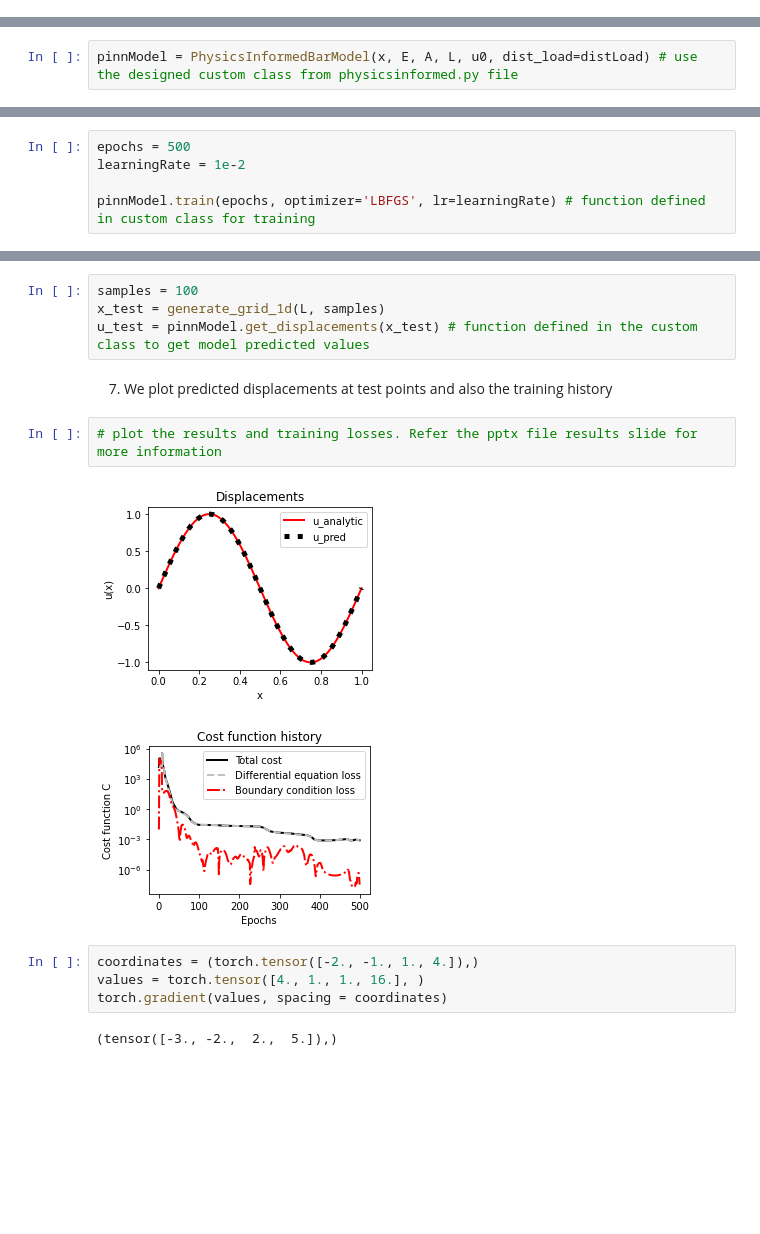
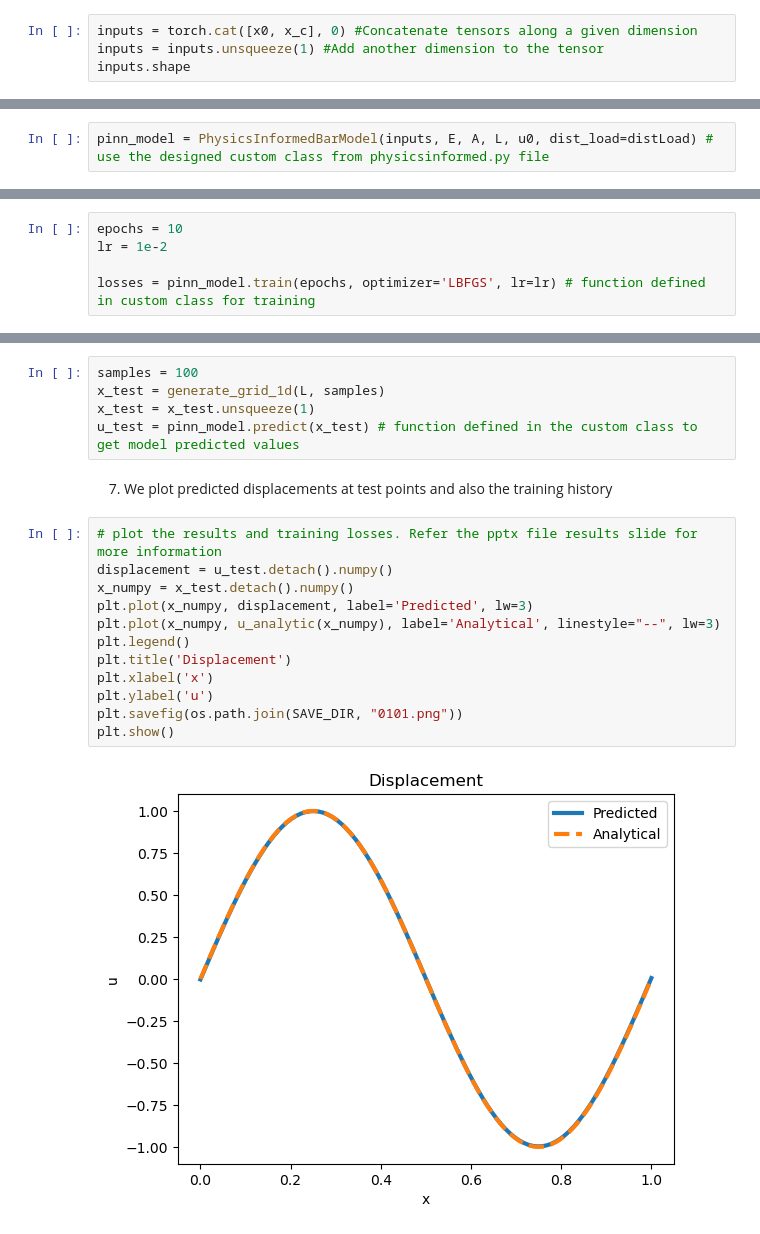
Before and after one commit to Hari31416/APL745, a Jupyter notebook: Assignments/Assignment_6/Forward problem/pinn_bar_main.ipynb, the cells around one changed output, grey strips where cells are left out. Saved outputs shown, nothing was run; the diff lists cells and outputs as text; blank space fills up the shorter version.

```diff
--- a/Assignments/Assignment_6/Forward problem/pinn_bar_main.ipynb
+++ b/Assignments/Assignment_6/Forward problem/pinn_bar_main.ipynb
@@ -33,0 +42,4 @@ distLoad = lambda x:
+# %%
+inputs = torch.cat([x0, x_c], 0) #Concatenate tensors along a given dimension
+inputs = inputs.unsqueeze(1) #Add another dimension to the tensor
+inputs.shape
@@ -34,12 +48,12 @@ distLoad = lambda x:
 # %% [markdown]
 4. Next we generate the neural network model using the imported class PhysicsInformedBarModel
 # %%
-pinnModel = PhysicsInformedBarModel(x, E, A, L, u0, dist_load=distLoad) # use the designed custom class from physicsinformed.py file
+pinn_model = PhysicsInformedBarModel(inputs, E, A, L, u0, dist_load=distLoad) # use the designed custom class from physicsinformed.py file
 # %% [markdown]
 5. Next we train our model. The method/function 'train' is defined in the class PhysicsInformedBarModel
 # %%
-epochs = 500
-learningRate = 1e-2
+epochs = 10
+lr = 1e-2
 
-pinnModel.train(epochs, optimizer='LBFGS', lr=learningRate) # function defined in custom class for training
+losses = pinn_model.train(epochs, optimizer='LBFGS', lr=lr) # function defined in custom class for training
 # %% [output]
@@ -54,17 +82,21 @@ Epoch: 499/499          Differential equation loss = 0.000797           Boundary
 # %%
 samples = 100
 x_test = generate_grid_1d(L, samples)
-u_test = pinnModel.get_displacements(x_test) # function defined in the custom class to get model predicted values
+x_test = x_test.unsqueeze(1)
+u_test = pinn_model.predict(x_test) # function defined in the custom class to get model predicted values
 # %% [markdown]
 7. We plot predicted displacements at test points and also the training history
 # %%
 # plot the results and training losses. Refer the pptx file results slide for more information
+displacement = u_test.detach().numpy()
+x_numpy = x_test.detach().numpy()
+plt.plot(x_numpy, displacement, label='Predicted', lw=3)
+plt.plot(x_numpy, u_analytic(x_numpy), label='Analytical', linestyle="--", lw=3)
+plt.legend()
+plt.title('Displacement')
+plt.xlabel('x')
+plt.ylabel('u')
+plt.savefig(os.path.join(SAVE_DIR, "0101.png"))
+plt.show()
 # %% [output]
-[figure, old version]
+[figure, new version]
-[figure, removed]
-# %%
-coordinates = (torch.tensor([-2., -1., 1., 4.]),)
-values = torch.tensor([4., 1., 1., 16.], )
-torch.gradient(values, spacing = coordinates)
-# %% [output]
-(tensor([-3., -2.,  2.,  5.]),)
```
Also changed, not shown: parts of 8 cells of this notebook, 18 other files.
